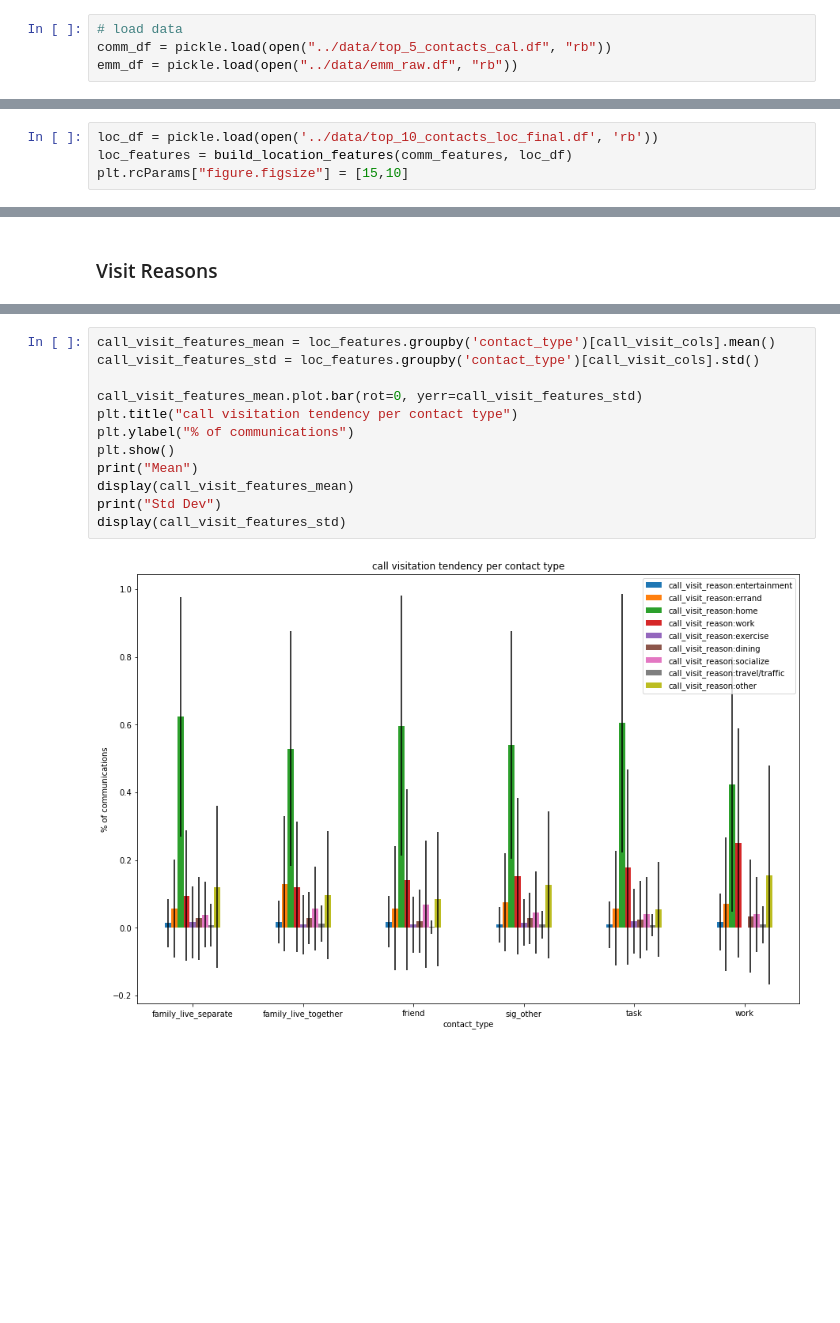
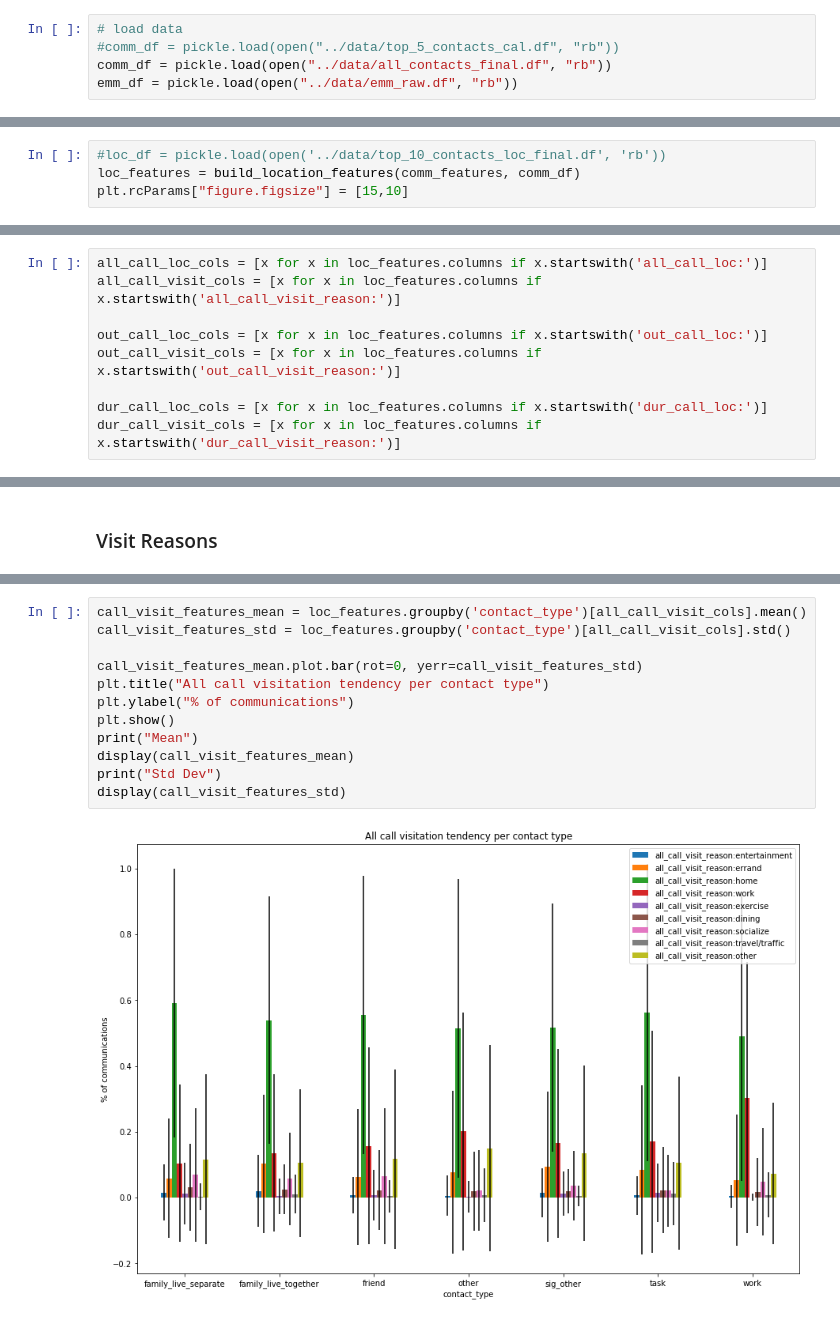
Before and after one commit to tliu526/relationship-prediction, a Jupyter notebook: feature_extract/feature_extract.ipynb, the cells around one changed output, grey strips where cells are left out. Drawn from its saved outputs; the diff is of its cells as text; blank space fills up the shorter version.

```diff
--- a/feature_extract/feature_extract.ipynb
+++ b/feature_extract/feature_extract.ipynb
@@ -72,7 +72,8 @@ pd.options.display.float_format = '{:,.3f}'.format
 **note**: total in this context is in terms of individual
 # %%
 # load data
-comm_df = pickle.load(open("../data/top_5_contacts_cal.df", "rb"))
+#comm_df = pickle.load(open("../data/top_5_contacts_cal.df", "rb"))
+comm_df = pickle.load(open("../data/all_contacts_final.df", "rb"))
 emm_df = pickle.load(open("../data/emm_raw.df", "rb"))
 # %%
 # build features
@@ -459,8 +470,8 @@ demo_df['live_together'].value_counts().plot.bar(rot=0)
 # %% [markdown]
 # Semantic location features
 # %%
-loc_df = pickle.load(open('../data/top_10_contacts_loc_final.df', 'rb'))
-loc_features = build_location_features(comm_features, loc_df)
+#loc_df = pickle.load(open('../data/top_10_contacts_loc_final.df', 'rb'))
+loc_features = build_location_features(comm_features, comm_df)
 plt.rcParams["figure.figsize"] = [15,10]
 # %% [markdown]
 ## SMS tendencies
@@ -543,2 +634,11 @@ call_visit_cols = [x for x in loc_features.columns if x.startswith('call_visit_r
+# %%
+all_call_loc_cols = [x for x in loc_features.columns if x.startswith('all_call_loc:')]
+all_call_visit_cols = [x for x in loc_features.columns if x.startswith('all_call_visit_reason:')]
+
+out_call_loc_cols = [x for x in loc_features.columns if x.startswith('out_call_loc:')]
+out_call_visit_cols = [x for x in loc_features.columns if x.startswith('out_call_visit_reason:')]
+
+dur_call_loc_cols = [x for x in loc_features.columns if x.startswith('dur_call_loc:')]
+dur_call_visit_cols = [x for x in loc_features.columns if x.startswith('dur_call_visit_reason:')]
 # %% [markdown]
 ### Locations
@@ -579,15 +757,15 @@ Std Dev
 # %%
-call_visit_features_mean = loc_features.groupby('contact_type')[call_visit_cols].mean()
-call_visit_features_std = loc_features.groupby('contact_type')[call_visit_cols].std()
+call_visit_features_mean = loc_features.groupby('contact_type')[all_call_visit_cols].mean()
+call_visit_features_std = loc_features.groupby('contact_type')[all_call_visit_cols].std()
 
 call_visit_features_mean.plot.bar(rot=0, yerr=call_visit_features_std)
-plt.title("call visitation tendency per contact type")
+plt.title("All call visitation tendency per contact type")
 plt.ylabel("% of communications")
 plt.show()
 print("Mean")
 display(call_visit_features_mean)
 print("Std Dev")
 display(call_visit_features_std)
 # %% [output]
-[figure, old version]
+[figure, new version]
 Mean
```
Also changed, not shown: parts of 55 cells of this notebook, 1 other file.
